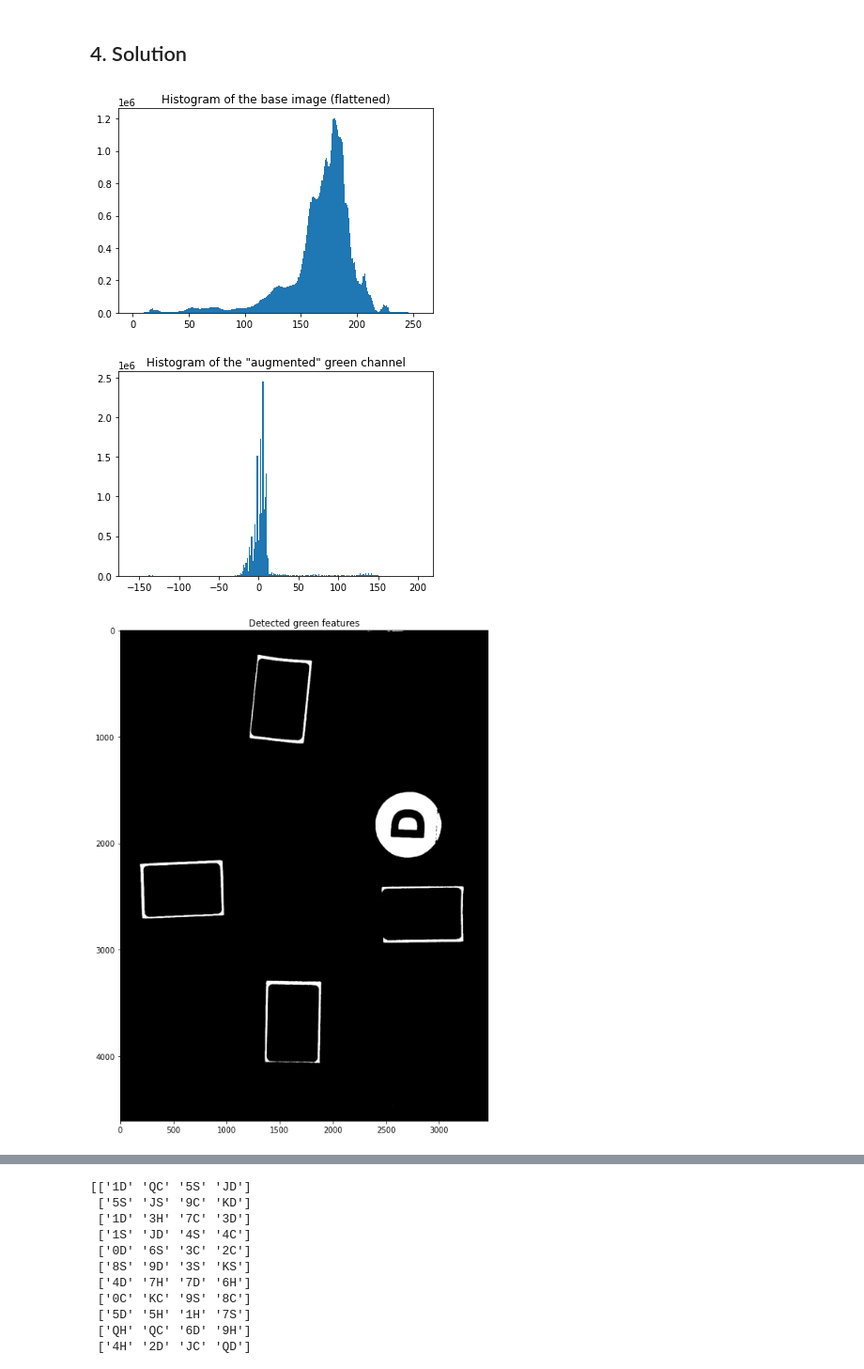
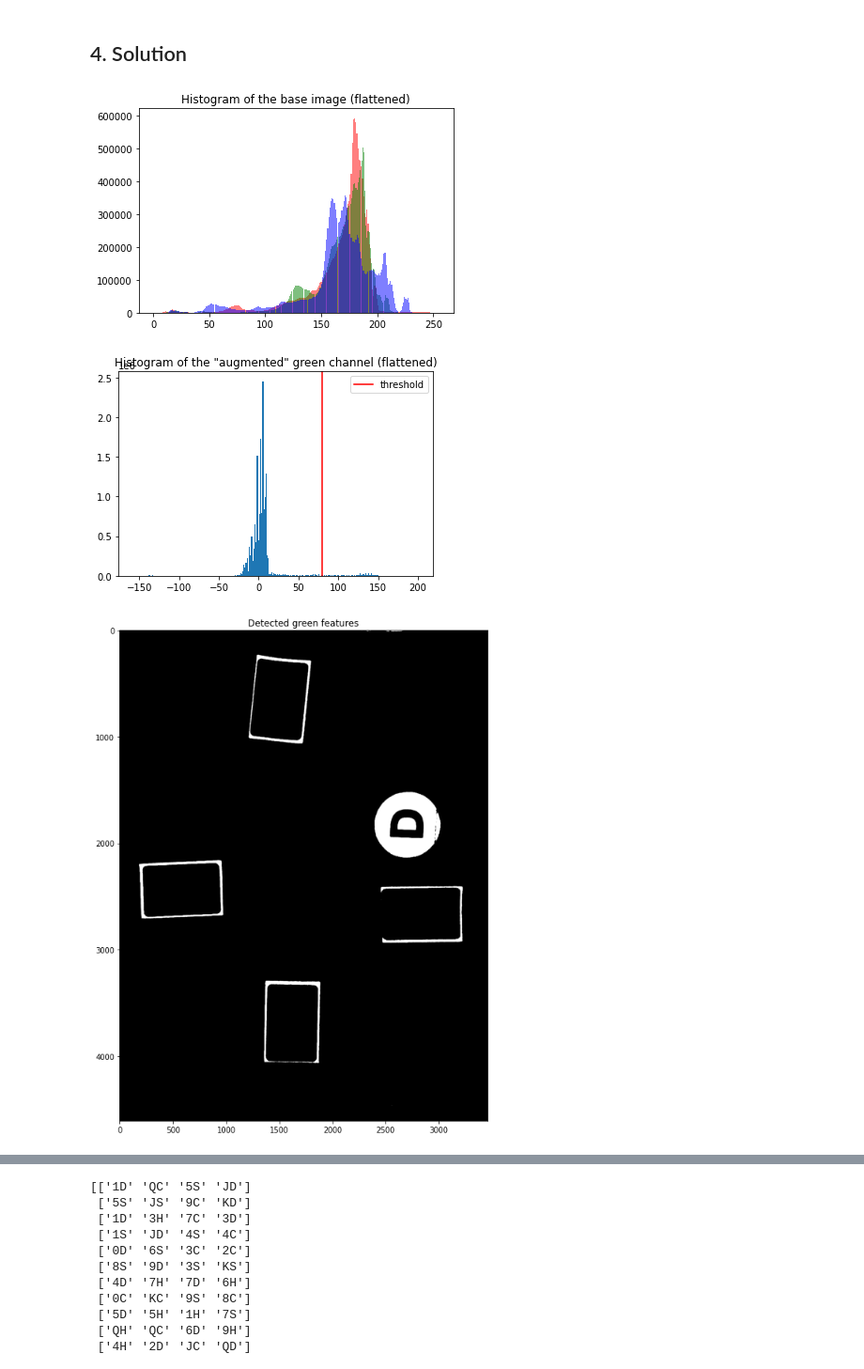
Before and after one commit to aalshabaan/iapr, a Jupyter notebook: project/project.ipynb, the cells around one changed output, grey strips where cells are left out. Shown at 94% size. Drawn from its saved outputs; the diff is of its cells as text; code cells hidden in the pictures.

```diff
--- a/project/project.ipynb
+++ b/project/project.ipynb
@@ -183,31 +183,38 @@ im = im_uint8.astype('int')
 # %%
 threshold = 80
 
-def filter_object_border(im):
+def detect_object_border(im):
+    # apply green channel enhancement
     im_green = 2*im[:,:,1] - im[:,:,0] -im[:,:,2]
-    mask = im_green >= threshold;
+    # threshold
+    mask = im_green >= threshold
     return mask
 
-mask = filter_object_border(im)
+mask = detect_object_border(im)
 
 #fig, ax = plt.subplots(1, 1, figsize=(6, 6))
 #ax.imshow(im_green, cmap='gray')
 #plt.show()
 
-plt.hist(im.flatten(), bins=256)
+# TODO: display channels distinctively
+plt.hist(im[...,0].flatten(), bins=256, color='r', alpha=0.5)
+plt.hist(im[...,1].flatten(), bins=256, color='g', alpha=0.5)
+plt.hist(im[...,2].flatten(), bins=256, color='b', alpha=0.5)
 plt.title('Histogram of the base image (flattened)')
 plt.show()
 
+im_green = 2*im[:,:,1] - im[:,:,0] -im[:,:,2]
 plt.hist(im_green.flatten(), bins=256)
-plt.title('Histogram of the "augmented" green channel')
+plt.axvline(threshold, c='r', label='threshold')
+plt.title('Histogram of the "augmented" green channel (flattened)')
+plt.legend()
 plt.show()
 
-
-fig, ax = plt.subplots(1, 1, figsize=(12, 12))
-ax.imshow(mask, cmap='gray')
+plt.figure(figsize=(12, 12))
+plt.imshow(mask, cmap='gray')
 plt.title('Detected green features')
 plt.show()
 # %% [output]
-[figure, old version]
+[figure, new version]
-[figure, old version]
+[figure, new version]
 [figure]
```
Also changed, not shown: parts of 6 cells of this notebook, 1 other file.
